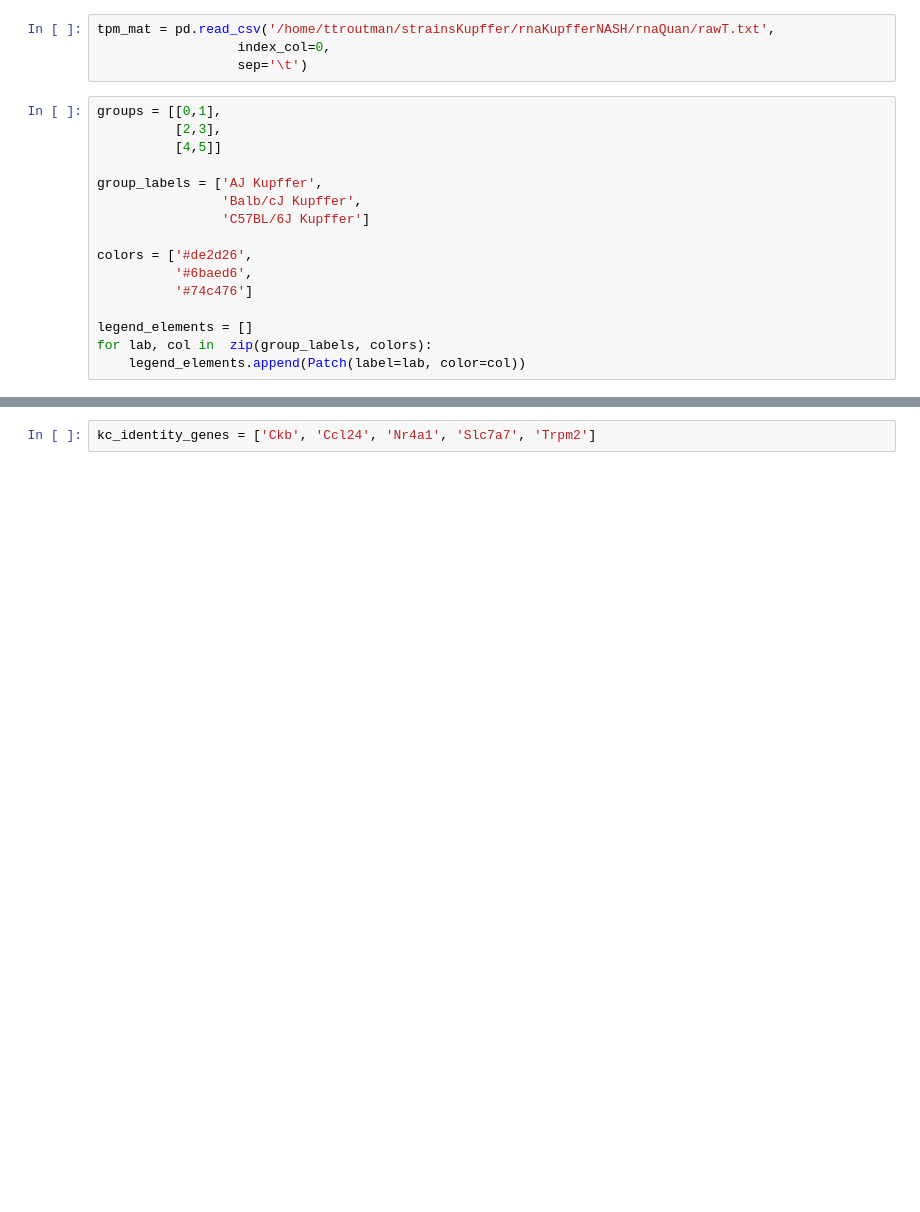
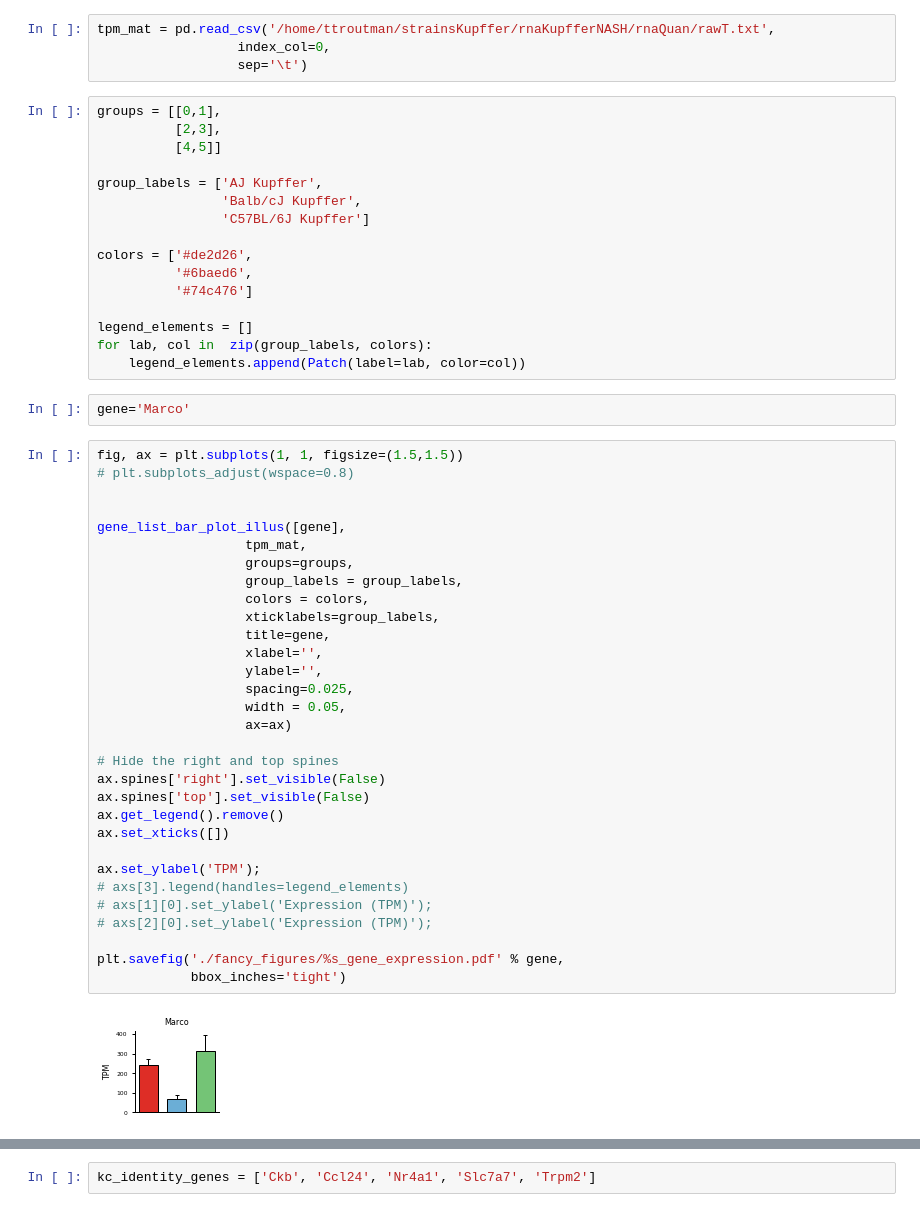
Before and after one commit to HunterBennett/strains_rna, a Jupyter notebook: results/K10_Strains_Control_Kupffer_Expression.ipynb, the cells around one changed output, grey strips where cells are left out. Drawn from its saved outputs; the diff is of its cells as text; blank space fills up the shorter version.

```diff
--- a/results/K10_Strains_Control_Kupffer_Expression.ipynb
+++ b/results/K10_Strains_Control_Kupffer_Expression.ipynb
@@ -160,6 +163,41 @@ colors = ['#de2d26',
 legend_elements = []
 for lab, col in  zip(group_labels, colors):
     legend_elements.append(Patch(label=lab, color=col))
+# %%
+gene='Marco'
+# %%
+fig, ax = plt.subplots(1, 1, figsize=(1.5,1.5))
+# plt.subplots_adjust(wspace=0.8)
+
+
+gene_list_bar_plot_illus([gene],
+                   tpm_mat,
+                   groups=groups,
+                   group_labels = group_labels,
+                   colors = colors,
+                   xticklabels=group_labels,
+                   title=gene,
+                   xlabel='',
+                   ylabel='',
+                   spacing=0.025,
+                   width = 0.05,
+                   ax=ax)
+
+# Hide the right and top spines
+ax.spines['right'].set_visible(False)
+ax.spines['top'].set_visible(False)
+ax.get_legend().remove()
+ax.set_xticks([])
+
+ax.set_ylabel('TPM');
+# axs[3].legend(handles=legend_elements)
+# axs[1][0].set_ylabel('Expression (TPM)');
+# axs[2][0].set_ylabel('Expression (TPM)');
+
+plt.savefig('./fancy_figures/%s_gene_expression.pdf' % gene,
+            bbox_inches='tight')
+# %% [output]
+[figure, added]
 # %%
 tpm_mat.index[tpm_mat.index.str.contains('Spdef')]
 # %% [output]
```
Also changed, not shown: parts of 2 cells of this notebook, 1 other file.
